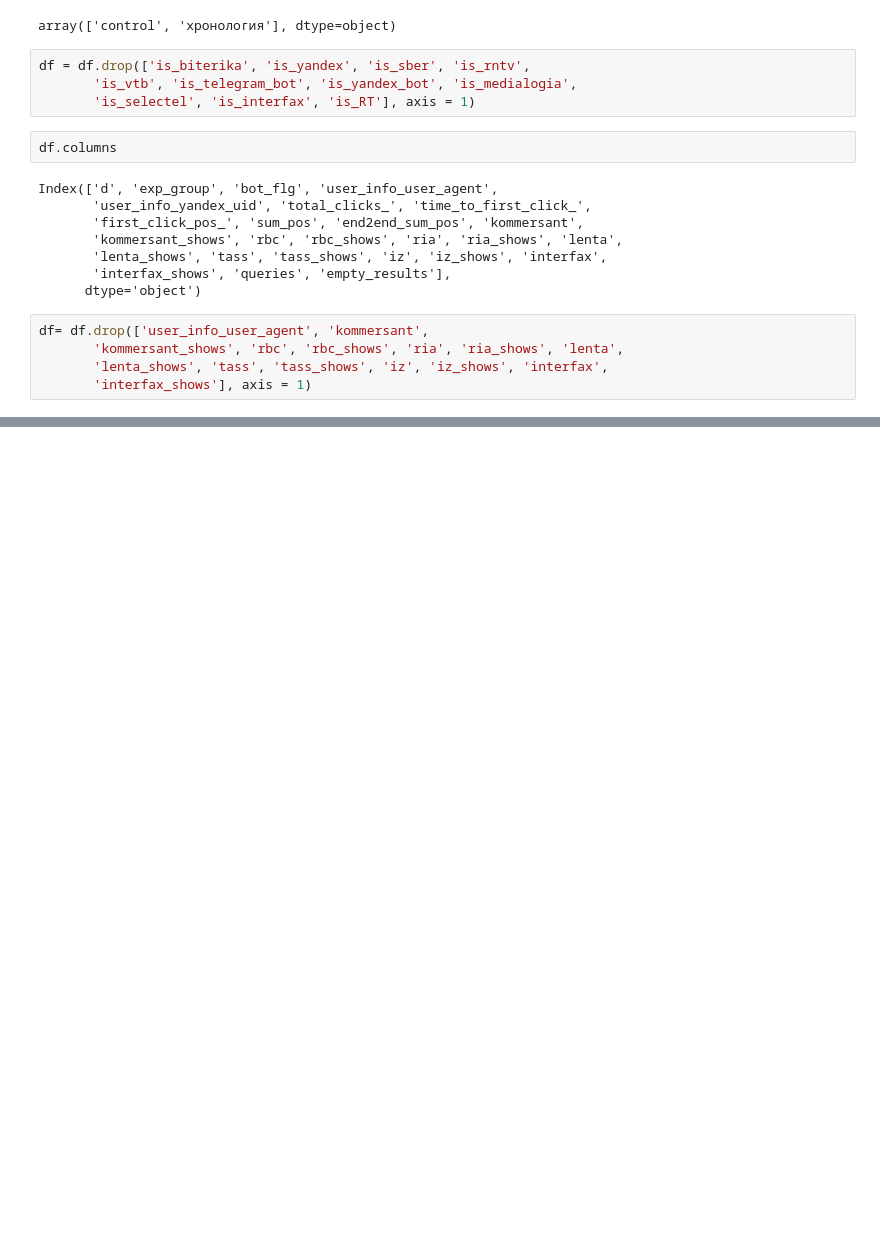
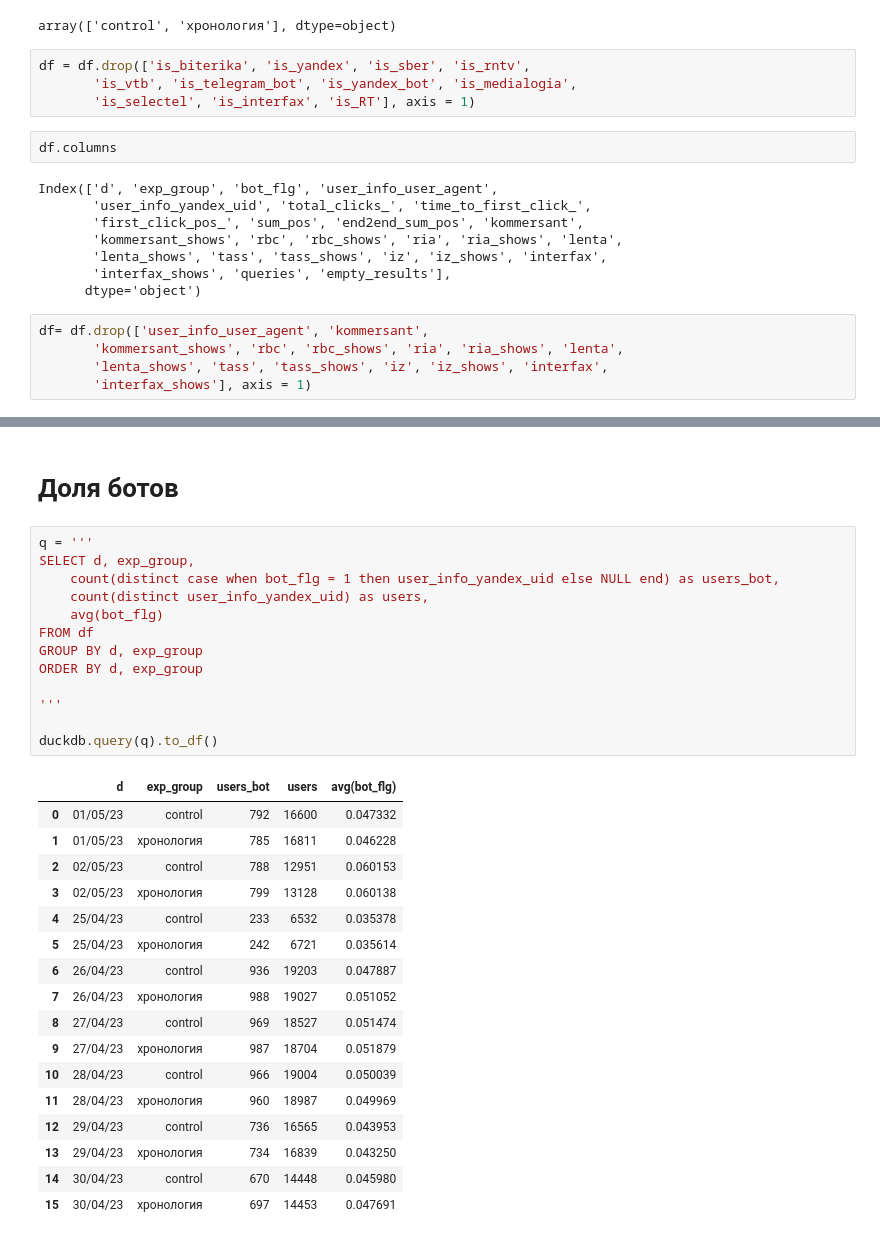
Before and after one commit to pileyan/HSE_Statistics_1, a Jupyter notebook: lect 10 CUPED/New test.ipynb, the cells around one changed output, grey strips where cells are left out. Drawn from its saved outputs; the diff is of its cells as text; blank space fills up the shorter version.

```diff
--- a/lect 10 CUPED/New test.ipynb
+++ b/lect 10 CUPED/New test.ipynb
@@ -47,0 +93,33 @@ df
+# %% [markdown]
+# Доля ботов
+# %%
+q = '''
+SELECT d, exp_group,
+    count(distinct case when bot_flg = 1 then user_info_yandex_uid else NULL end) as users_bot,
+    count(distinct user_info_yandex_uid) as users,
+    avg(bot_flg)
+FROM df
+GROUP BY d, exp_group
+ORDER BY d, exp_group
+
+'''
+
+duckdb.query(q).to_df()
+# %% [output]
+|  | d | exp_group | users_bot | users | avg(bot_flg) |
+| 0 | 01/05/23 | control | 792 | 16600 | 0.047332 |
+| 1 | 01/05/23 | хронология | 785 | 16811 | 0.046228 |
+| 2 | 02/05/23 | control | 788 | 12951 | 0.060153 |
+| 3 | 02/05/23 | хронология | 799 | 13128 | 0.060138 |
+| 4 | 25/04/23 | control | 233 | 6532 | 0.035378 |
+| 5 | 25/04/23 | хронология | 242 | 6721 | 0.035614 |
+| 6 | 26/04/23 | control | 936 | 19203 | 0.047887 |
+| 7 | 26/04/23 | хронология | 988 | 19027 | 0.051052 |
+| 8 | 27/04/23 | control | 969 | 18527 | 0.051474 |
+| 9 | 27/04/23 | хронология | 987 | 18704 | 0.051879 |
+| 10 | 28/04/23 | control | 966 | 19004 | 0.050039 |
+| 11 | 28/04/23 | хронология | 960 | 18987 | 0.049969 |
+| 12 | 29/04/23 | control | 736 | 16565 | 0.043953 |
+| 13 | 29/04/23 | хронология | 734 | 16839 | 0.043250 |
+| 14 | 30/04/23 | control | 670 | 14448 | 0.045980 |
+| 15 | 30/04/23 | хронология | 697 | 14453 | 0.047691 |
```
Also changed, not shown: parts of 15 cells of this notebook, 1 other file.
